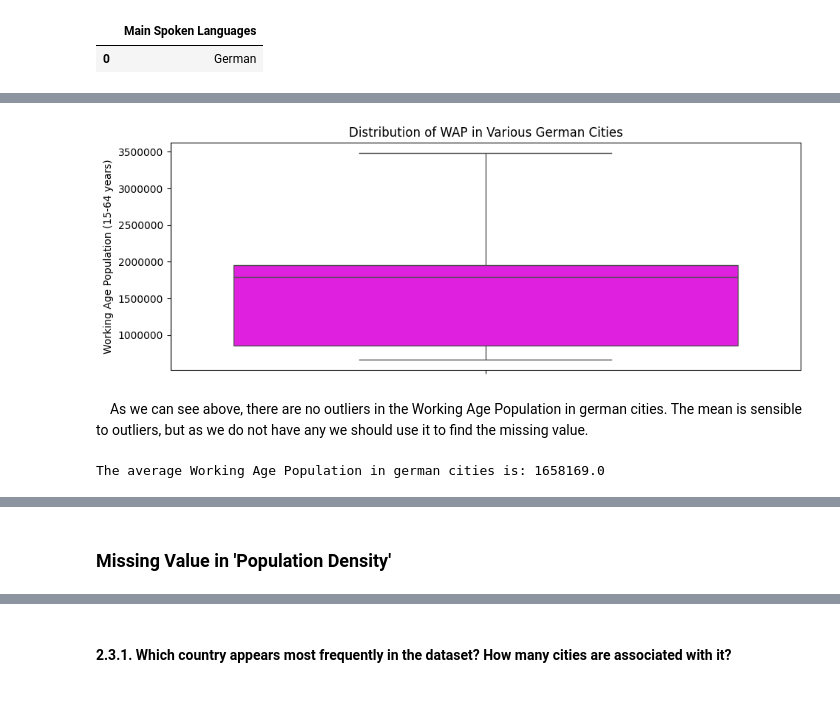
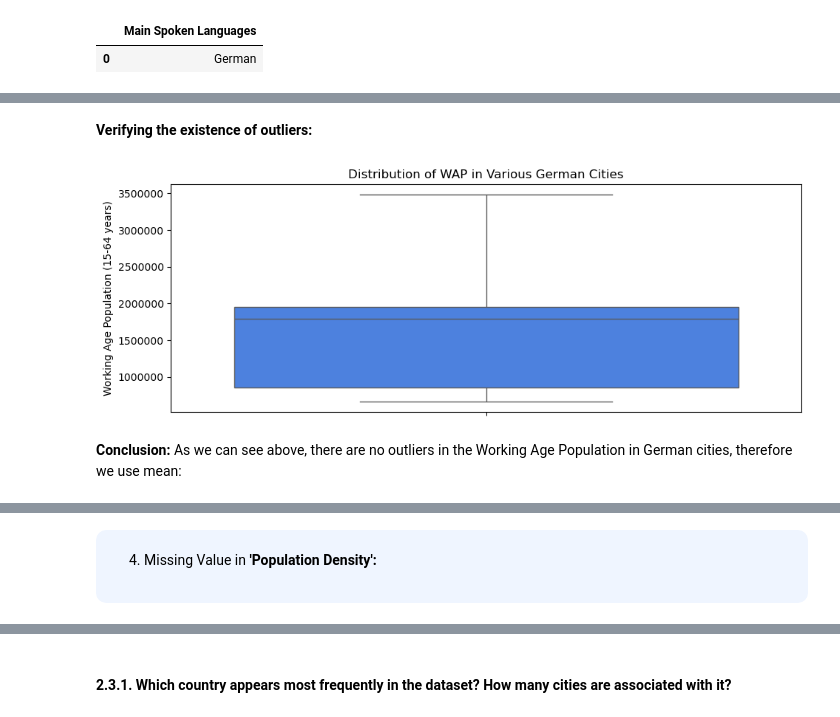
Before and after one commit to tiago2806/PDS_Project, a Jupyter notebook: ProjetoProg.ipynb, the cells around one changed output, grey strips where cells are left out. Cells and saved outputs as stored; diff of their text form; code cells hidden in the pictures.

```diff
--- a/ProjetoProg.ipynb
+++ b/ProjetoProg.ipynb
@@ -320,16 +330,14 @@ german_cities.head()
+# %% [markdown]
+**Verifying the existence of outliers:**
 # %%
 plt.figure(figsize = (11,4))
-sns.boxplot(data = german_cities['Working Age Population (15-64 years)'], color = '#FF00FE')
+sns.boxplot(data = german_cities['Working Age Population (15-64 years)'], color ='#357AF6')
 plt.title('Distribution of WAP in Various German Cities')
 plt.ticklabel_format(style = 'plain', axis = 'y')
 # %% [output]
-[figure, old version]
+[figure, new version]
 # %% [markdown]
-&nbsp;&nbsp;&nbsp;&nbsp;As we can see above, there are no outliers in the Working Age Population in german cities. The mean is sensible to outliers, but as we do not have any we should use it to find the missing value.
+**Conclusion:** As we can see above, there are no outliers in the Working Age Population in German cities, therefore we use mean:
-# %%
-print(f'The average Working Age Population in german cities is: {german_cities['Working Age Population (15-64 years)'].mean().round()}')
-# %% [output]
-The average Working Age Population in german cities is: 1658169.0
 # %%
 dataset.loc['Dusseldorf, Germany', ['Working Age Population (15-64 years)']] =  german_cities['Working Age Population (15-64 years)'].mean().round()
 dataset.loc[['Dusseldorf, Germany']]
@@ -339,7 +347,9 @@ dataset.loc[['Dusseldorf, Germany']]
 | City |  |  |  |  |  | ... |
 | Dusseldorf, Germany | 1295.0 | 1554077 | 1658169.0 | 21.4 | 3.3 | ... |
 # %% [markdown]
-### Missing Value in 'Population Density'
+<div style="background-color:#EFF5FF; padding:20px; border-radius:10px; border-left:8px">
+
+4. Missing Value in **'Population Density':**
 # %%
 dataset[dataset['Population Density (/km2)'].isna()]
 #this line allows us to see what city has the missing value in Population Density
```
Also changed, not shown: parts of 48 cells of this notebook.
